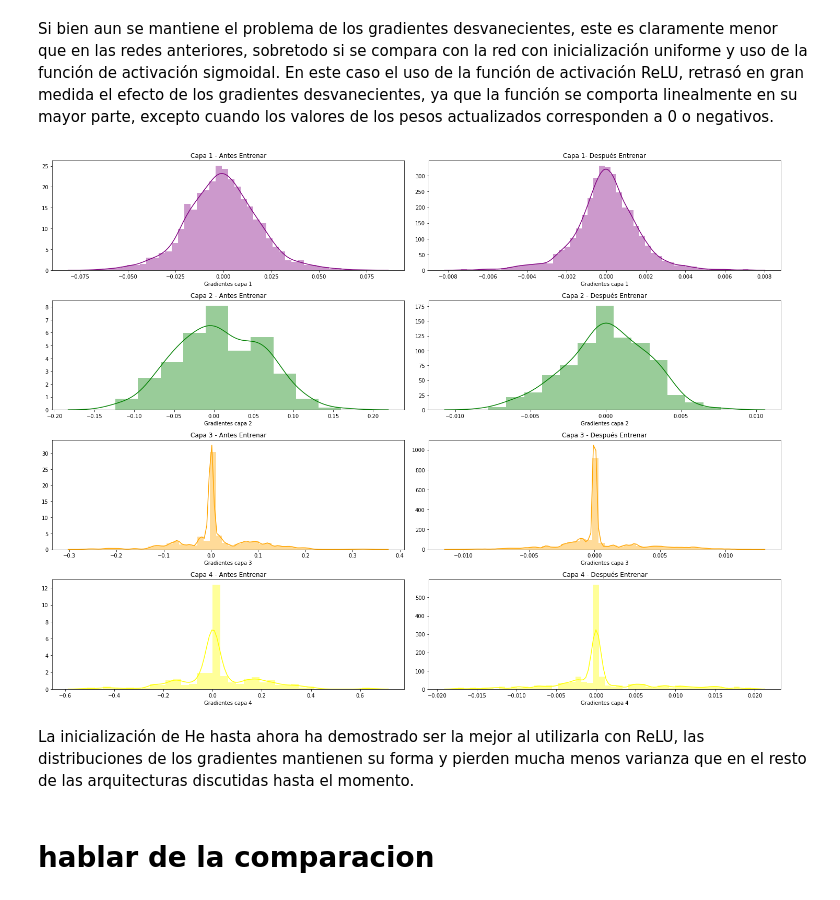
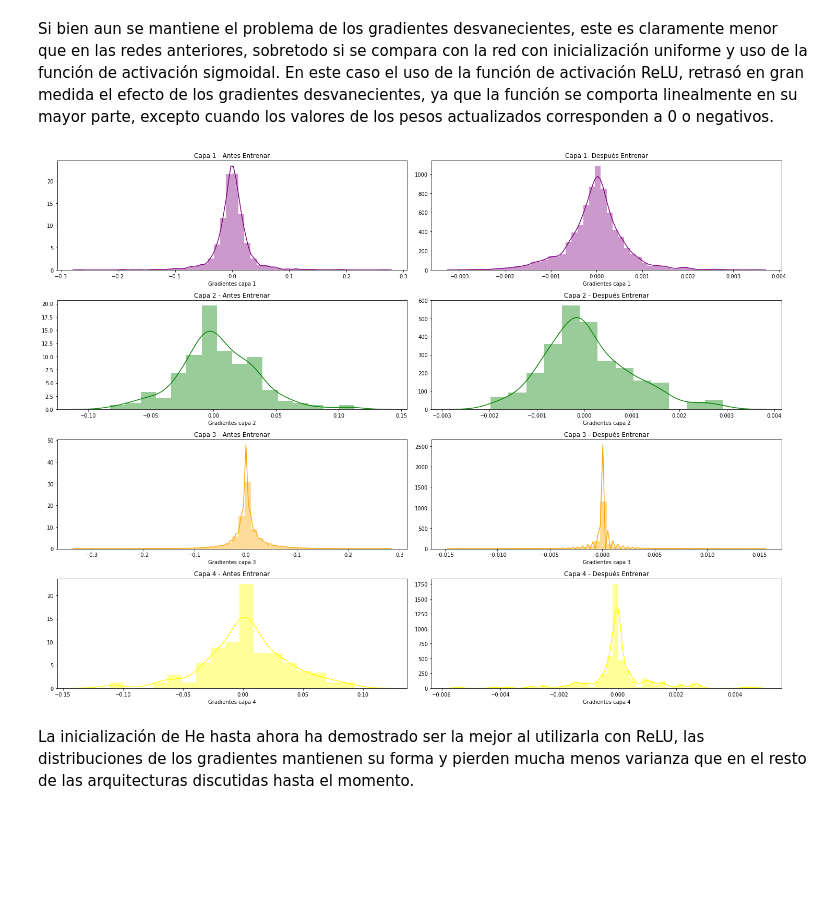
Before and after one commit to AlfredoAlfi/NNTarea1, a Jupyter notebook: Pregunta2.ipynb, the cells around one changed output. Drawn from its saved outputs; the diff is of its cells as text; code cells hidden in the pictures; blank space fills up the shorter version.

```diff
--- a/Pregunta2.ipynb
+++ b/Pregunta2.ipynb
@@ -496,12 +499,16 @@ A.show();
 Si bien aun se mantiene el problema de los gradientes desvanecientes, este es claramente menor que en las redes anteriores, sobretodo si se compara con la red con inicialización uniforme y uso de la función de activación sigmoidal. En este caso el uso de la función de activación ReLU, retrasó en gran medida el efecto de los gradientes desvanecientes, ya que la función se comporta linealmente en su mayor parte, excepto cuando los valores de los pesos actualizados corresponden a 0 o negativos.
 # %%
 #e-2
+import keras
 from keras.models import Sequential
 from keras.layers.core import Dense, Activation
 from keras.optimizers import SGD
+import seaborn as sns
+import matplotlib.pyplot as plt
+%matplotlib inline
 
 model = Sequential()
-model.add(Dense(200, input_dim=X_train_scaled.shape[1], kernel_initializer='glorot_uniform',activation='sigmoid'))
+model.add(Dense(200, input_dim=X_train_scaled.shape[1], kernel_initializer='he_uniform',activation='relu'))
 model.add(Dense(200, kernel_initializer='he_uniform',activation='relu'))
 model.add(Dense(200, kernel_initializer='he_uniform',activation='relu'))
 model.add(Dense(200, kernel_initializer='he_uniform',activation='relu'))
@@ -556,35 +563,33 @@ sns.distplot(pesos_0_f, axlabel="Gradientes capa 1",
              label='Gradientes capa 1', color='purple', ax=B[0,1]);
 B[0,1].set_title("Capa 1- Después Entrenar")
 
 sns.distplot(pesos_1_i, axlabel="Gradientes capa 2",
              label='Gradientes capa 2', color='green', ax=B[1,0]);
 B[1,0].set_title("Capa 2 - Antes Entrenar")
 
 sns.distplot(pesos_1_f, axlabel="Gradientes capa 2",
              label='Gradientes capa 2', color='green', ax=B[1,1]);
 B[1,1].set_title("Capa 2 - Después Entrenar")
 
 sns.distplot(pesos_2_i, axlabel="Gradientes capa 3",
              label='Gradientes capa 3', color='orange', ax=B[2,0]);
 B[2,0].set_title("Capa 3 - Antes Entrenar")
 
 sns.distplot(pesos_2_f, axlabel="Gradientes capa 3",
              label='Gradientes capa 3', color='orange', ax=B[2,1]);
 B[2,1].set_title("Capa 3 - Después Entrenar")
 
 sns.distplot(pesos_3_i, axlabel="Gradientes capa 4",
              label='Gradientes capa 4', color='yellow', ax=B[3,0]);
 B[3,0].set_title("Capa 4 - Antes Entrenar")
 
 sns.distplot(pesos_3_f, axlabel="Gradientes capa 4",
              label='Gradientes capa 4', color='yellow', ax=B[3,1]);
 B[3,1].set_title("Capa 4 - Después Entrenar")
 
 plt.tight_layout()
 A.show();
 # %% [output]
-[figure, old version]
+[figure, new version]
 # %% [markdown]
 La inicialización de He hasta ahora ha demostrado ser la mejor al utilizarla con ReLU, las distribuciones de los gradientes mantienen su forma y pierden mucha menos varianza que en el resto de las arquitecturas discutidas hasta el momento.
-# %% [markdown]
-# hablar de la comparacion
```
Also changed, not shown: parts of 14 cells of this notebook.
